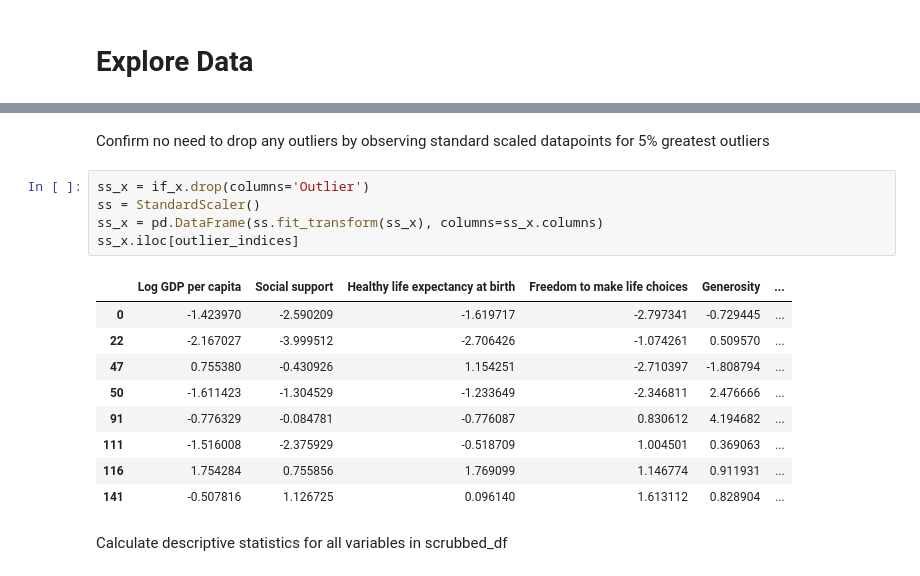
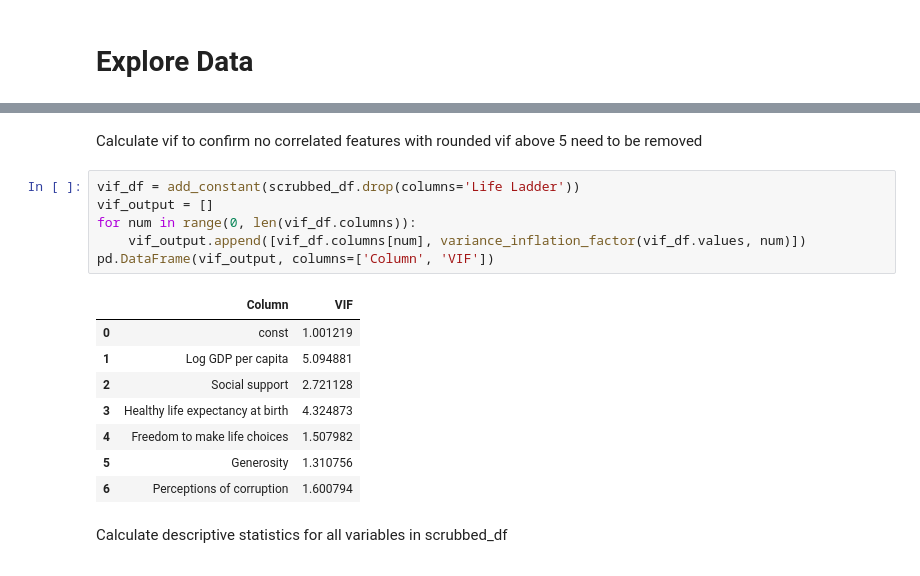
Before and after one commit to blantj/happiness_regression, a Jupyter notebook: Modeling.ipynb, the cells around one changed output, grey strips where cells are left out. Drawn from its saved outputs; the diff is of its cells as text.

```diff
--- a/Modeling.ipynb
+++ b/Modeling.ipynb
@@ -156,23 +160,23 @@ if_x[if_x['Outlier']==-1]
 | 111 | -1.537245 | -2.366898 | -0.508429 | 1.003963 | 0.365582 | ... |
 | 116 | 1.753876 | 0.754534 | 1.757405 | 1.145813 | 0.905393 | ... |
 | 141 | -0.522632 | 1.124177 | 0.100514 | 1.610766 | 0.822834 | ... |
-# %% [markdown]
-Confirm no need to drop any outliers by observing standard scaled datapoints for 5% greatest outliers
-# %%
-ss_x = if_x.drop(columns='Outlier')
-ss = StandardScaler()
-ss_x = pd.DataFrame(ss.fit_transform(ss_x), columns=ss_x.columns)
-ss_x.iloc[outlier_indices]
-# %% [output]
-|  | Log GDP per capita | Social support | Healthy life expectancy at birth | Freedom to make life choices | Generosity | ... |
-| 0 | -1.423970 | -2.590209 | -1.619717 | -2.797341 | -0.729445 | ... |
-| 22 | -2.167027 | -3.999512 | -2.706426 | -1.074261 | 0.509570 | ... |
-| 47 | 0.755380 | -0.430926 | 1.154251 | -2.710397 | -1.808794 | ... |
-| 50 | -1.611423 | -1.304529 | -1.233649 | -2.346811 | 2.476666 | ... |
-| 91 | -0.776329 | -0.084781 | -0.776087 | 0.830612 | 4.194682 | ... |
-| 111 | -1.516008 | -2.375929 | -0.518709 | 1.004501 | 0.369063 | ... |
-| 116 | 1.754284 | 0.755856 | 1.769099 | 1.146774 | 0.911931 | ... |
-| 141 | -0.507816 | 1.126725 | 0.096140 | 1.613112 | 0.828904 | ... |
+# %% [markdown]
+Calculate vif to confirm no correlated features with rounded vif above 5 need to be removed
+# %%
+vif_df = add_constant(scrubbed_df.drop(columns='Life Ladder'))
+vif_output = []
+for num in range(0, len(vif_df.columns)):
+    vif_output.append([vif_df.columns[num], variance_inflation_factor(vif_df.values, num)])
+pd.DataFrame(vif_output, columns=['Column', 'VIF'])
+# %% [output]
+|  | Column | VIF |
+| 0 | const | 1.001219 |
+| 1 | Log GDP per capita | 5.094881 |
+| 2 | Social support | 2.721128 |
+| 3 | Healthy life expectancy at birth | 4.324873 |
+| 4 | Freedom to make life choices | 1.507982 |
+| 5 | Generosity | 1.310756 |
+| 6 | Perceptions of corruption | 1.600794 |
 # %% [markdown]
 Calculate descriptive statistics for all variables in scrubbed_df
 # %%
```
Also changed, not shown: parts of 3 cells of this notebook.
